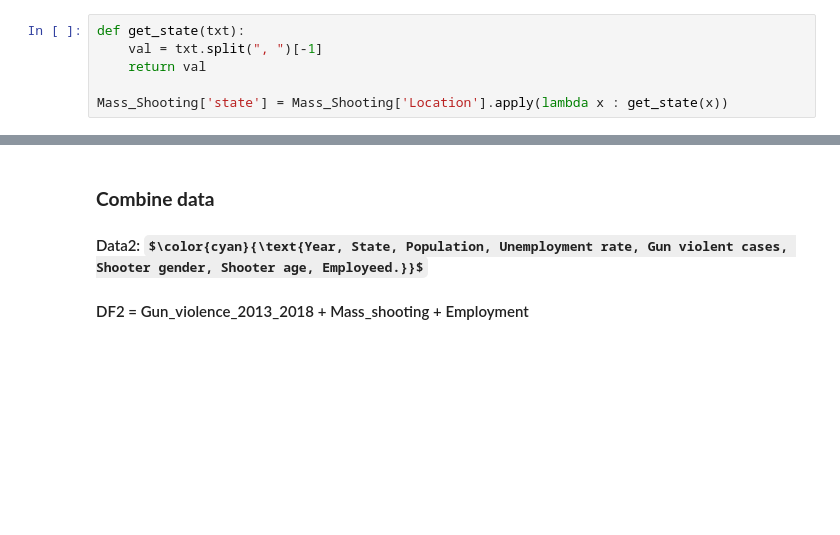
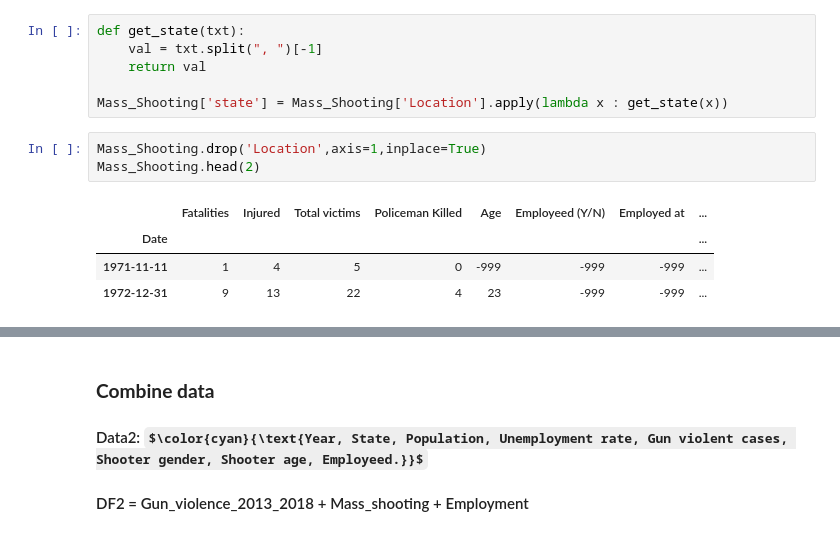
Before and after one commit to BinhKieu82/Springboard_Capstone2, a Jupyter notebook: notebooks/02_data_wrangling.ipynb, the cells around one changed output, grey strips where cells are left out. Drawn from its saved outputs; the diff is of its cells as text; some formulas as TeX source; blank space fills up the shorter version.

```diff
--- a/notebooks/02_data_wrangling.ipynb
+++ b/notebooks/02_data_wrangling.ipynb
@@ -107,3 +107,11 @@ def get_state(txt):
     return val
 
 Mass_Shooting['state'] = Mass_Shooting['Location'].apply(lambda x : get_state(x))
+# %%
+Mass_Shooting.drop('Location',axis=1,inplace=True)
+Mass_Shooting.head(2)
+# %% [output]
+|  | Fatalities | Injured | Total victims | Policeman Killed | Age | Employeed (Y/N) | Employed at | ... |
+| Date |  |  |  |  |  |  |  | ... |
+| 1971-11-11 | 1 | 4 | 5 | 0 | -999 | -999 | -999 | ... |
+| 1972-12-31 | 9 | 13 | 22 | 4 | 23 | -999 | -999 | ... |
```
Also changed, not shown: parts of 14 cells of this notebook.
